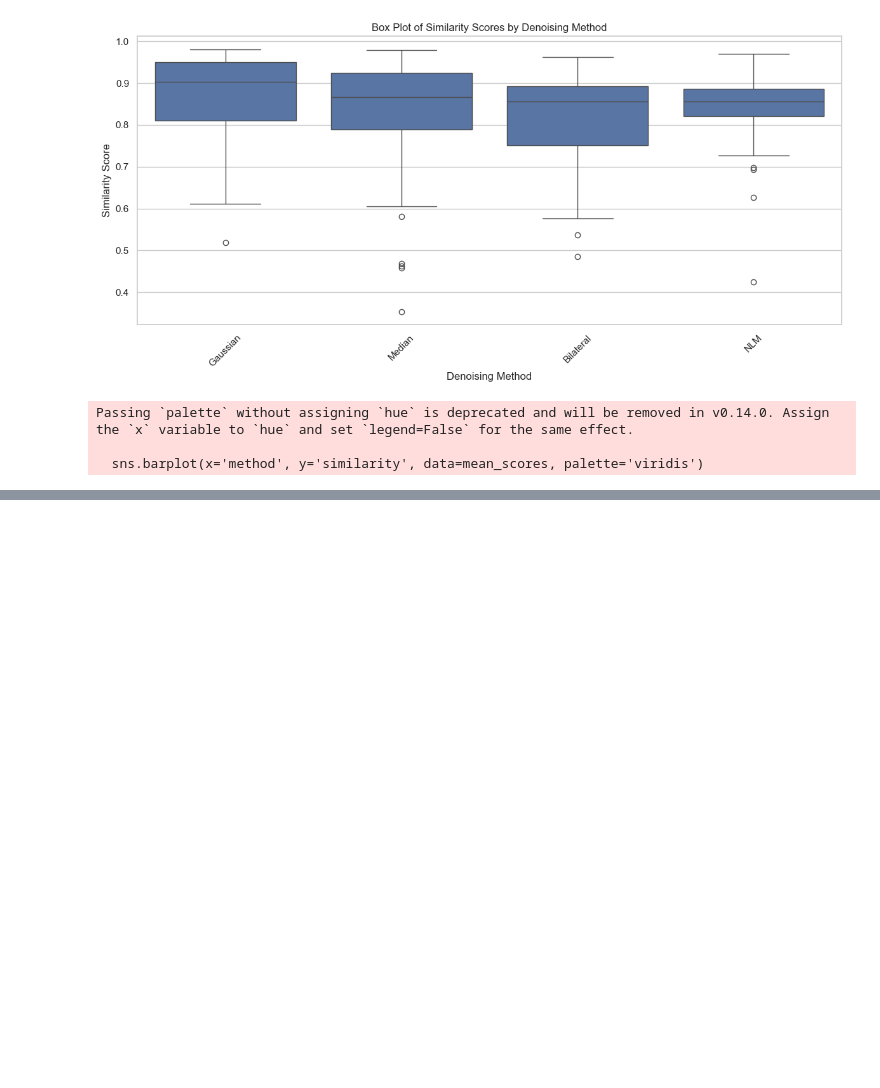
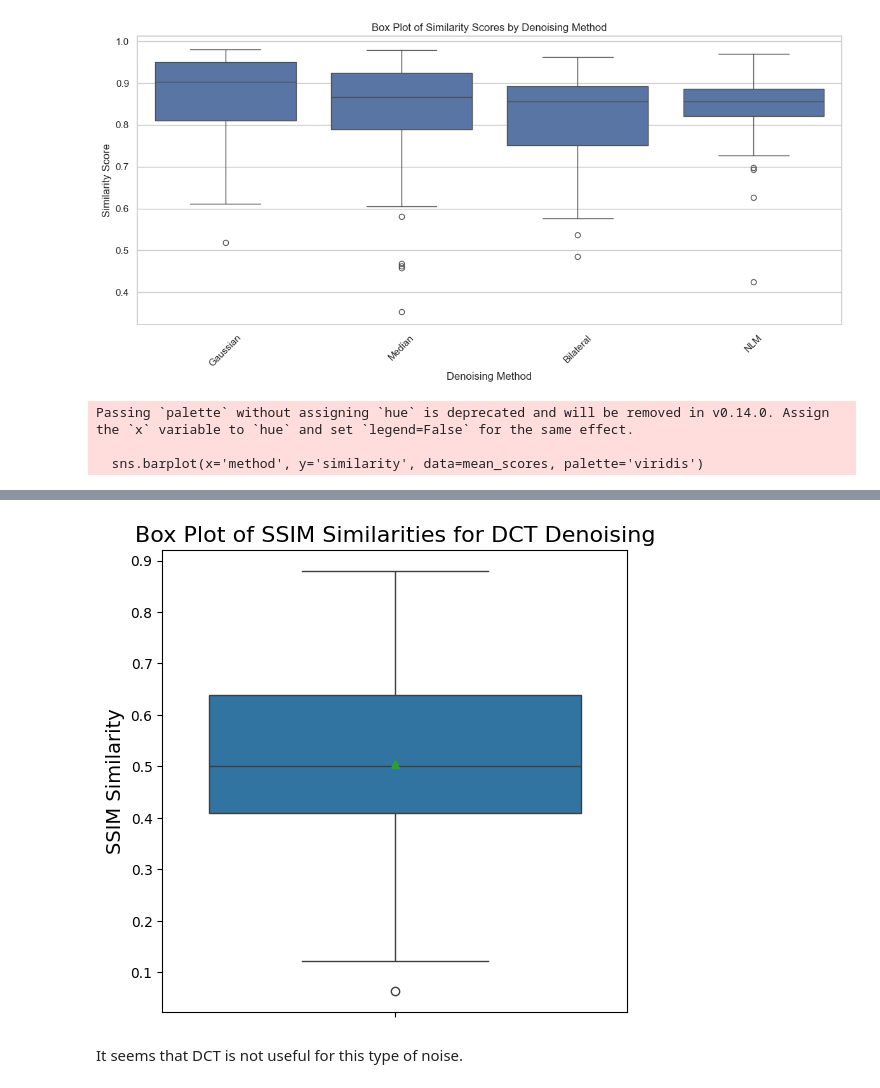
Before and after one commit to MCV-2024-C1-Project/Team7, a Jupyter notebook: proves_denoising.ipynb, the cells around one changed output, grey strips where cells are left out. Cells and saved outputs as stored; diff of their text form; code cells hidden in the pictures; blank space fills up the shorter version.

```diff
--- a/proves_denoising.ipynb
+++ b/proves_denoising.ipynb
@@ -963,0 +1072,30 @@ plt.show()
+# %%
+dct_similarities = []
+
+# Example usage
+for img, gt_img in zip(noisy_images, gt_images):
+    dct_denoised_img = apply_dct_denoising(img)
+
+    # Calculate similarity (e.g., SSIM)
+    similarity_dct = calculate_similarity(gt_img, dct_denoised_img, method='ssim')
+    dct_similarities.append(similarity_dct)
+# %%
+# Create a DataFrame to structure the data for plotting
+df_dct = pd.DataFrame({
+    'similarity': dct_similarities
+})
+
+# Create the box plot
+plt.figure(figsize=(6, 6))
+sns.boxplot(data=df_dct, y='similarity', showmeans=True)
+
+# Add title and labels
+plt.title('Box Plot of SSIM Similarities for DCT Denoising', fontsize=16)
+plt.ylabel('SSIM Similarity', fontsize=14)
+
+# Show the plot
+plt.show()
+# %% [output]
+[figure, added]
+# %% [markdown]
+It seems that DCT is not useful for this type of noise.
```
Also changed, not shown: parts of 9 cells of this notebook.
